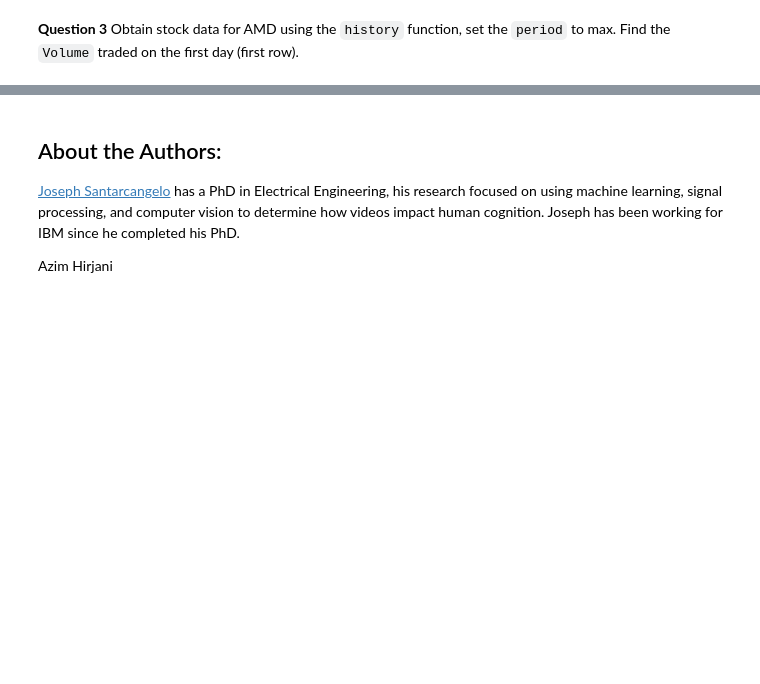
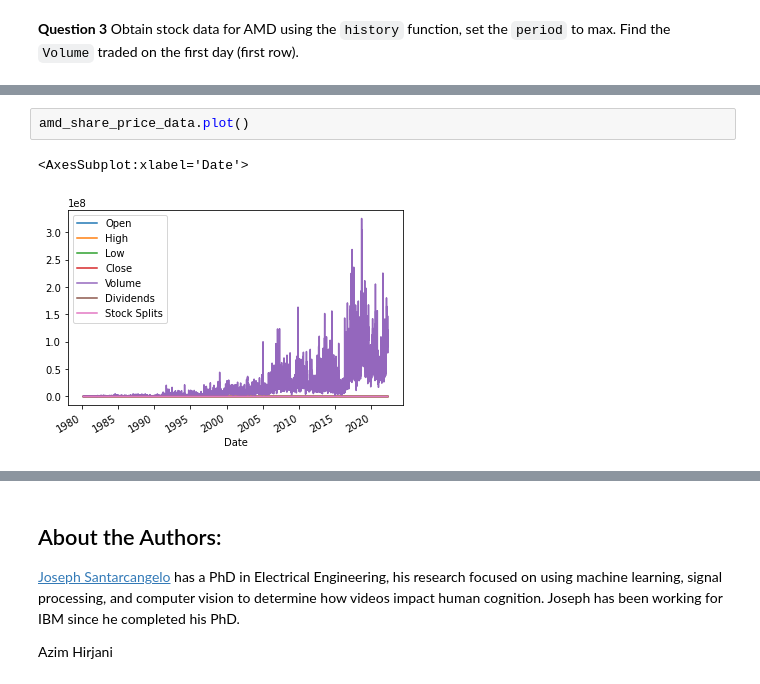
Before and after one commit to vipinyadav0/Python_Data_Science, a Jupyter notebook: Final_Assignment_Library.ipynb, the cells around one changed output, grey strips where cells are left out. Cells and saved outputs as stored; diff of their text form; blank space fills up the shorter version.

```diff
--- a/Final_Assignment_Library.ipynb
+++ b/Final_Assignment_Library.ipynb
@@ -138,0 +197,5 @@ Now using the `Ticker` module create an object for AMD (Advanced Micro Devices)
+# %%
+amd_share_price_data.plot()
+# %% [output]
+<AxesSubplot:xlabel='Date'>
+[figure, added]
```
Also changed, not shown: parts of 10 cells of this notebook.
